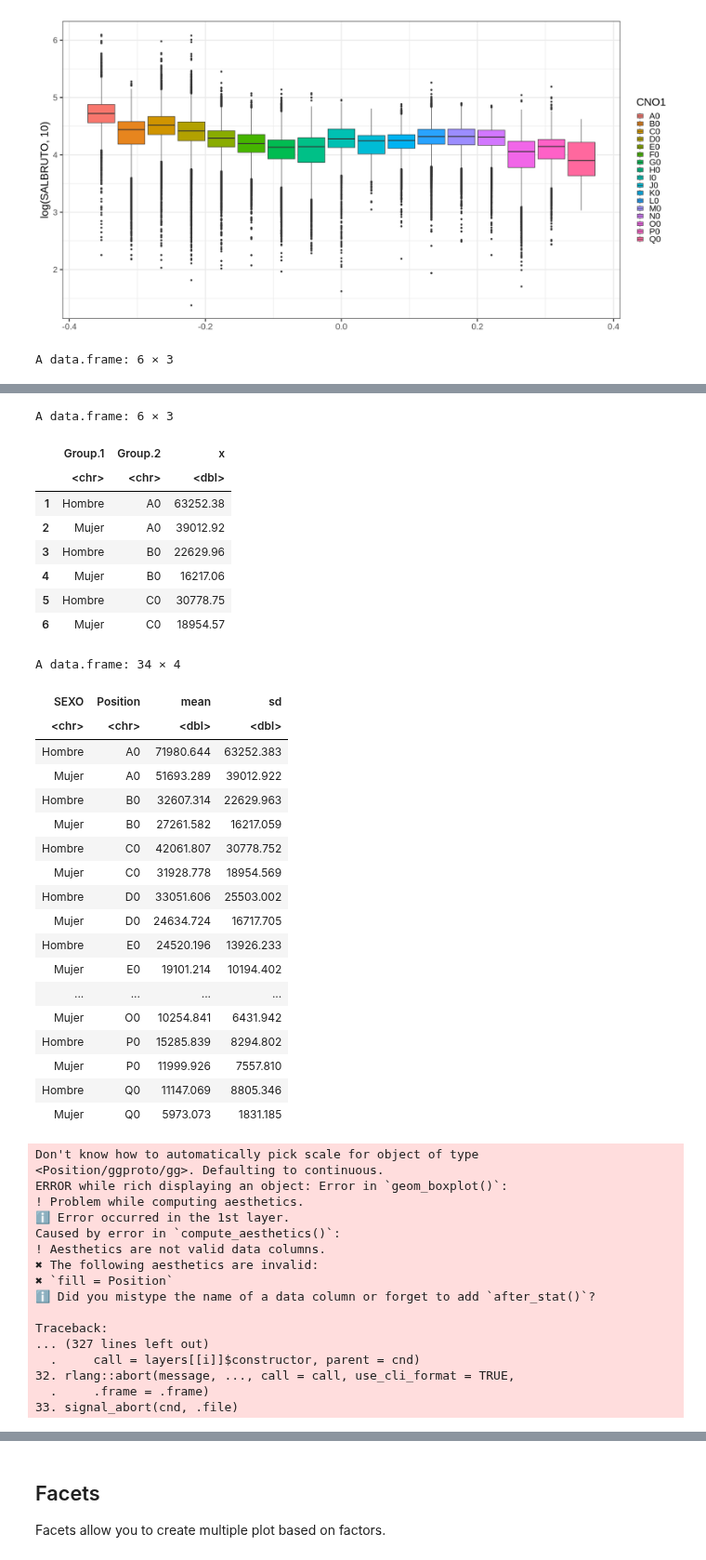
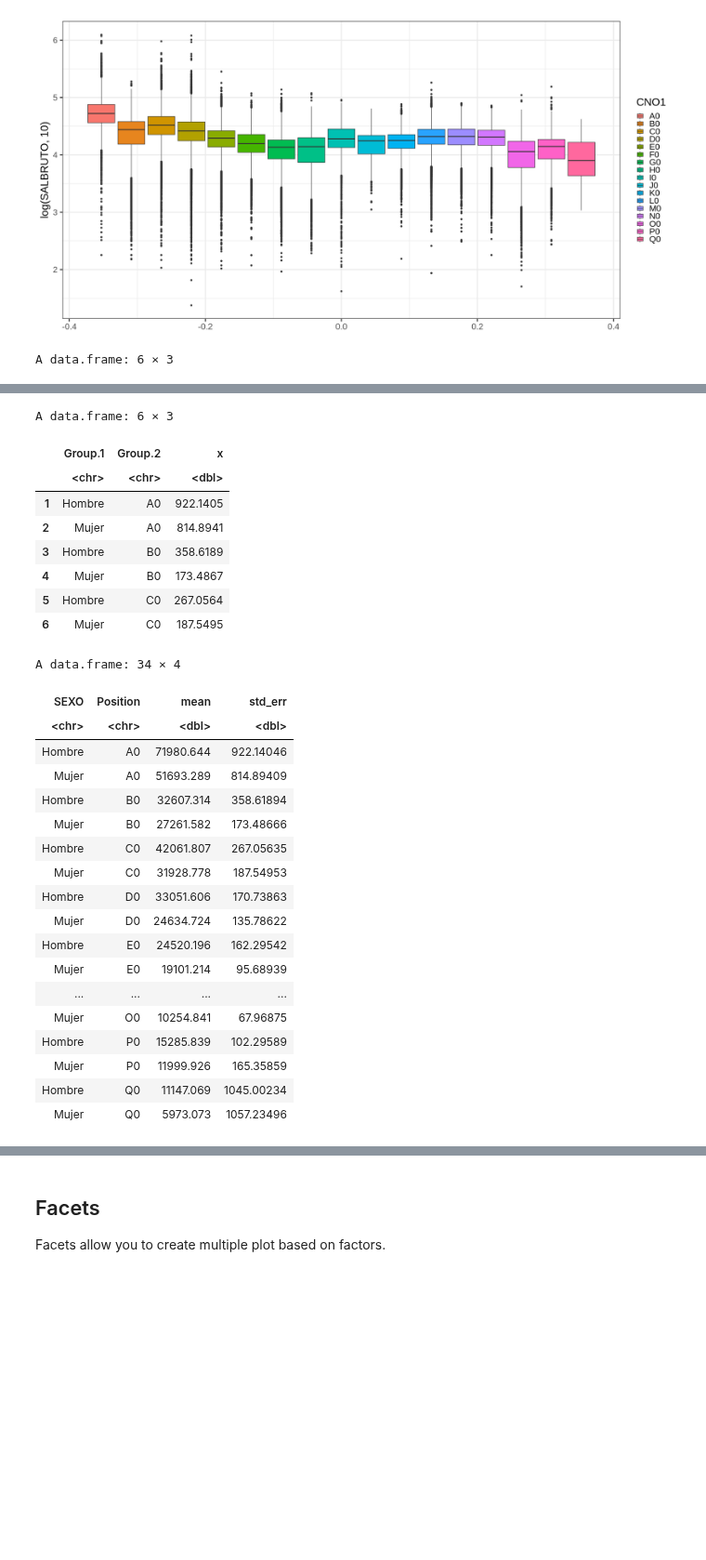
Before and after one commit to jmgs7/Introduction_R, a Jupyter notebook: 5 - ggplot2 - Multiplot (optional).ipynb, the cells around one changed output, grey strips where cells are left out. Shown at 93% size. Drawn from its saved outputs; the diff is of its cells as text; code cells hidden in the pictures; blank space fills up the shorter version.

```diff
--- a/5 - ggplot2 - Multiplot (optional).ipynb
+++ b/5 - ggplot2 - Multiplot (optional).ipynb
@@ -99,70 +99,53 @@ ggplot(salary, aes(y=log(SALBRUTO, 10))) + geom_boxplot(aes(fill=CNO1))
 # %% [output]
 [figure]
 # %%
+library("plotrix") # Permite calcular el error estándar.
+
 # Let's compare wages between sexes depending on position
+
 means <- aggregate((salary$SALBRUTO), by=list(salary$SEXO, salary$CNO1), mean)
-sds <- aggregate((salary$SALBRUTO), by=list(salary$SEXO, salary$CNO1), sd)
+std_err <- aggregate((salary$SALBRUTO), by=list(salary$SEXO, salary$CNO1), std.error)
 
 head(means)
-head(sds)
+head(std_err)
 
-sex_positions <- data.frame(SEXO=means$`Group.1`, Position=means$`Group.2`,   mean=means$x, sd=sds$x)
+sex_positions <- data.frame(SEXO=means$`Group.1`, Position=means$`Group.2`,   mean=means$x, std_err=std_err$x)
 sex_positions
-
-# Boxplots by positions
-ggplot(salary, aes(y=log(sex_positions$mean, 10))) + geom_boxplot(aes(fill=Position))
 # %% [output]
 A data.frame: 6 × 3
 |  | Group.1 | Group.2 | x |
 |  | <chr> | <chr> | <dbl> |
 | 1 | Hombre | A0 | 71980.64 |
 | 2 | Mujer | A0 | 51693.29 |
 | 3 | Hombre | B0 | 32607.31 |
 | 4 | Mujer | B0 | 27261.58 |
 | 5 | Hombre | C0 | 42061.81 |
 | 6 | Mujer | C0 | 31928.78 |
 A data.frame: 6 × 3
 |  | Group.1 | Group.2 | x |
 |  | <chr> | <chr> | <dbl> |
-| 1 | Hombre | A0 | 63252.38 |
-| 2 | Mujer | A0 | 39012.92 |
-| 3 | Hombre | B0 | 22629.96 |
-| 4 | Mujer | B0 | 16217.06 |
-| 5 | Hombre | C0 | 30778.75 |
-| 6 | Mujer | C0 | 18954.57 |
+| 1 | Hombre | A0 | 922.1405 |
+| 2 | Mujer | A0 | 814.8941 |
+| 3 | Hombre | B0 | 358.6189 |
+| 4 | Mujer | B0 | 173.4867 |
+| 5 | Hombre | C0 | 267.0564 |
+| 6 | Mujer | C0 | 187.5495 |
 A data.frame: 34 × 4
-| SEXO | Position | mean | sd |
+| SEXO | Position | mean | std_err |
 | <chr> | <chr> | <dbl> | <dbl> |
-| Hombre | A0 | 71980.644 | 63252.383 |
-| Mujer | A0 | 51693.289 | 39012.922 |
-| Hombre | B0 | 32607.314 | 22629.963 |
-| Mujer | B0 | 27261.582 | 16217.059 |
-| Hombre | C0 | 42061.807 | 30778.752 |
-| Mujer | C0 | 31928.778 | 18954.569 |
-| Hombre | D0 | 33051.606 | 25503.002 |
-| Mujer | D0 | 24634.724 | 16717.705 |
-| Hombre | E0 | 24520.196 | 13926.233 |
-| Mujer | E0 | 19101.214 | 10194.402 |
+| Hombre | A0 | 71980.644 | 922.14046 |
+| Mujer | A0 | 51693.289 | 814.89409 |
+| Hombre | B0 | 32607.314 | 358.61894 |
+| Mujer | B0 | 27261.582 | 173.48666 |
+| Hombre | C0 | 42061.807 | 267.05635 |
+| Mujer | C0 | 31928.778 | 187.54953 |
+| Hombre | D0 | 33051.606 | 170.73863 |
+| Mujer | D0 | 24634.724 | 135.78622 |
+| Hombre | E0 | 24520.196 | 162.29542 |
+| Mujer | E0 | 19101.214 | 95.68939 |
 | ... | ... | ... | ... |
-| Mujer | O0 | 10254.841 | 6431.942 |
-| Hombre | P0 | 15285.839 | 8294.802 |
-| Mujer | P0 | 11999.926 | 7557.810 |
-| Hombre | Q0 | 11147.069 | 8805.346 |
-| Mujer | Q0 | 5973.073 | 1831.185 |
+| Mujer | O0 | 10254.841 | 67.96875 |
+| Hombre | P0 | 15285.839 | 102.29589 |
+| Mujer | P0 | 11999.926 | 165.35859 |
+| Hombre | Q0 | 11147.069 | 1045.00234 |
+| Mujer | Q0 | 5973.073 | 1057.23496 |
-Don't know how to automatically pick scale for object of type
-<Position/ggproto/gg>. Defaulting to continuous.
-ERROR while rich displaying an object: Error in `geom_boxplot()`:
-! Problem while computing aesthetics.
-ℹ Error occurred in the 1st layer.
-Caused by error in `compute_aesthetics()`:
-! Aesthetics are not valid data columns.
-✖ The following aesthetics are invalid:
-✖ `fill = Position`
-ℹ Did you mistype the name of a data column or forget to add `after_stat()`?
-
-Traceback:
-... (327 lines left out)
-  .     call = layers[[i]]$constructor, parent = cnd)
-32. rlang::abort(message, ..., call = call, use_cli_format = TRUE,
-  .     .frame = .frame)
-33. signal_abort(cnd, .file)
```
Also changed, not shown: parts of 1 cell of this notebook.
